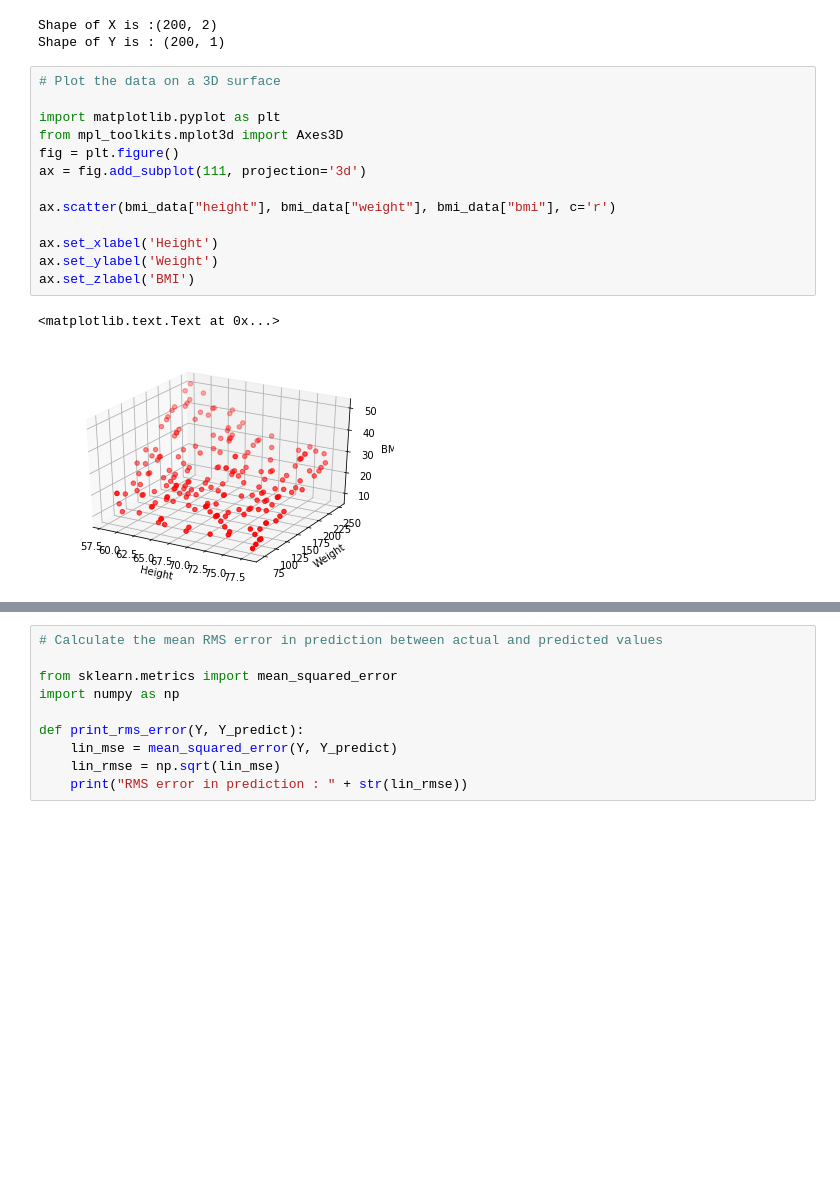
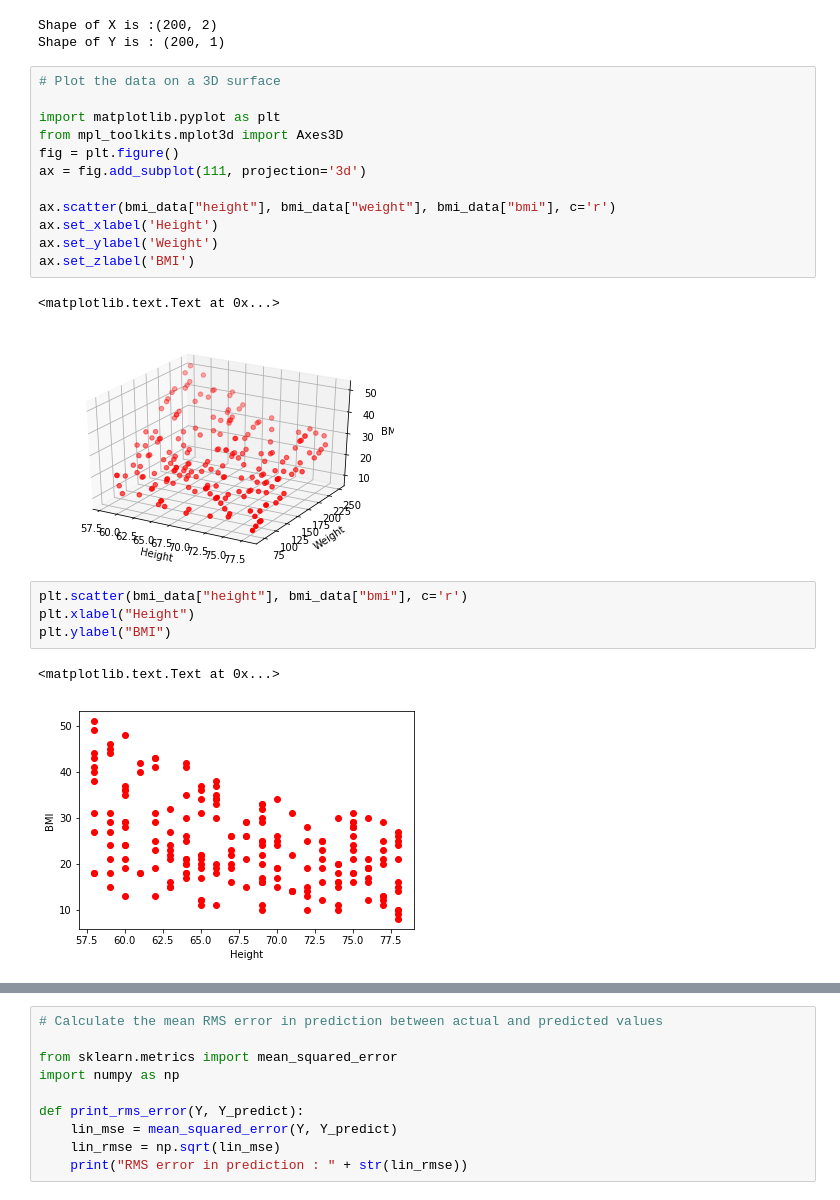
Before and after one commit to nirav99/BMIPrediction, a Jupyter notebook: BMIPrediction.ipynb, the cells around one changed output, grey strips where cells are left out. Saved outputs shown, nothing was run; the diff lists cells and outputs as text; blank space fills up the shorter version.

Commit message:
Generated new plots

```diff
--- a/BMIPrediction.ipynb
+++ b/BMIPrediction.ipynb
@@ -68,10 +68,16 @@ fig = plt.figure()
 ax = fig.add_subplot(111, projection='3d')
 
 ax.scatter(bmi_data["height"], bmi_data["weight"], bmi_data["bmi"], c='r')
-
 ax.set_xlabel('Height')
 ax.set_ylabel('Weight')
 ax.set_zlabel('BMI')
 # %% [output]
 <matplotlib.text.Text at 0x...>
 [figure]
+# %%
+plt.scatter(bmi_data["height"], bmi_data["bmi"], c='r')
+plt.xlabel("Height")
+plt.ylabel("BMI")
+# %% [output]
+<matplotlib.text.Text at 0x...>
+[figure, added]
```
Also changed, not shown: parts of 1 cell of this notebook, 4 other files.
